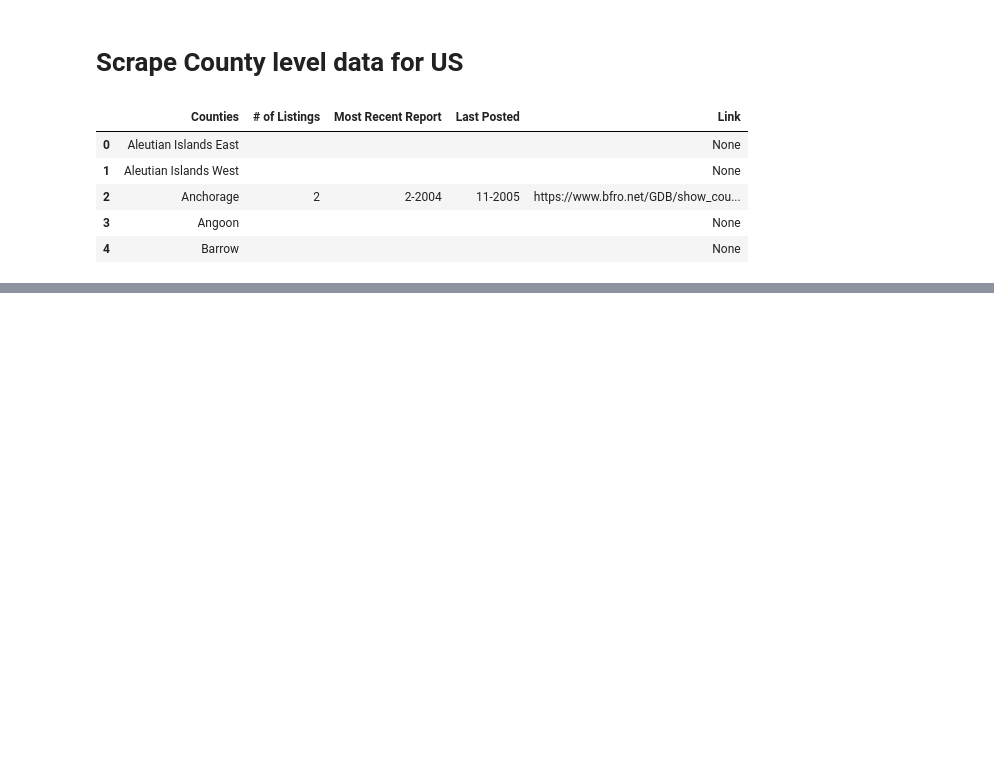
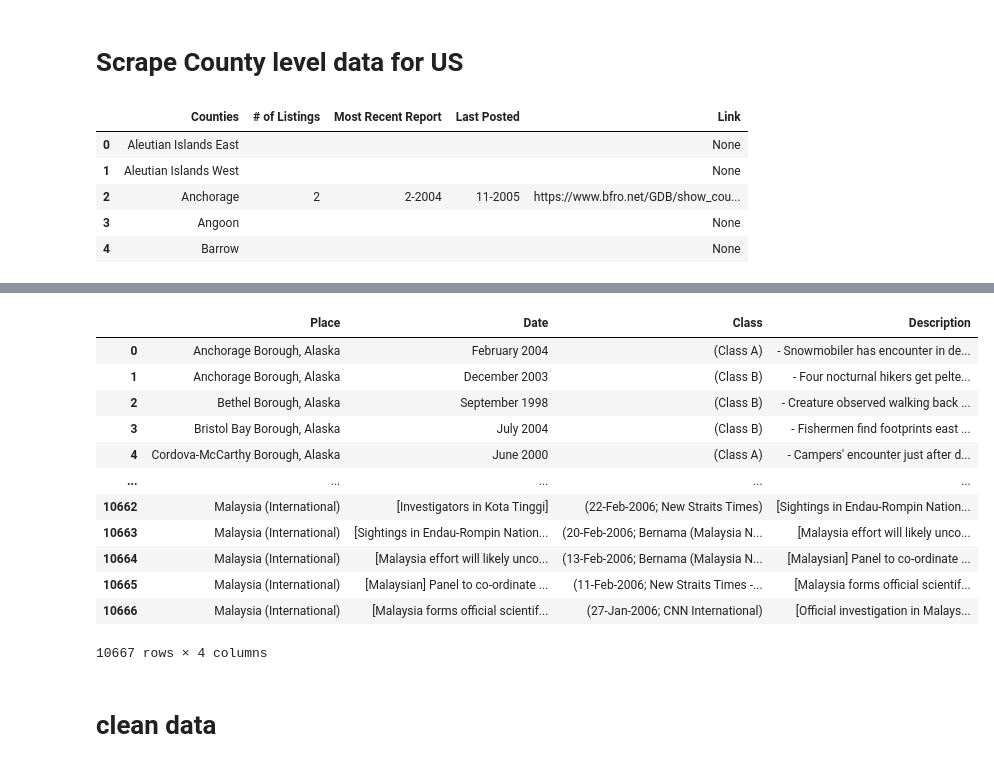
Before and after one commit to yiren54610/Bigfoot, a Jupyter notebook: Scraping.ipynb, the cells around one changed output, grey strips where cells are left out. Cells and saved outputs as stored; diff of their text form; code cells hidden in the pictures; blank space fills up the shorter version.

```diff
--- a/Scraping.ipynb
+++ b/Scraping.ipynb
@@ -218,0 +293,21 @@ for tables in table_content[1:]:
+# %%
+Links = rest.drop_duplicates()['Link']
+# %%
+d = []
+for l in Links:
+    try:
+        raw_html = requests.get(l).content
+        html = BeautifulSoup(raw_html,'html.parser')
+        county = html.find('h2').text
+        incidents = html.find('ul').find_all('li')
+        for i in incidents:
+            try:
+                cols = i.find_all('span')
+                date = cols[0].text
+                level = cols[1].text
+                description = cols[2].text
+                d.append([county, date, level, description])
+            except:
+                print(f"{i} not found.")
+    except:
+            print(f"{l} not found.")
@@ -218,0 +321,2 @@ for tables in table_content[1:]:
+# %%
+rest_counties = pd.DataFrame(d,columns=['Place','Date','Class','Description'])
@@ -218,0 +332,2 @@ for tables in table_content[1:]:
+# %%
+all_classes = pd.concat([US_classes, rest_counties], ignore_index=True)
@@ -218,0 +344,18 @@ for tables in table_content[1:]:
+# %%
+all_classes.head(-20)
+# %% [output]
+|  | Place | Date | Class | Description |
+| 0 | Anchorage Borough, Alaska | February 2004 | (Class A) | - Snowmobiler has encounter in de... |
+| 1 | Anchorage Borough, Alaska | December 2003 | (Class B) | - Four nocturnal hikers get pelte... |
+| 2 | Bethel Borough, Alaska | September 1998 | (Class B) | - Creature observed walking back ... |
+| 3 | Bristol Bay Borough, Alaska | July 2004 | (Class B) | - Fishermen find footprints east ... |
+| 4 | Cordova-McCarthy Borough, Alaska | June 2000 | (Class A) | - Campers' encounter just after d... |
+| ... | ... | ... | ... | ... |
+| 10662 | Malaysia (International) | [Investigators in Kota Tinggi] | (22-Feb-2006; New Straits Times) | [Sightings in Endau-Rompin Nation... |
+| 10663 | Malaysia (International) | [Sightings in Endau-Rompin Nation... | (20-Feb-2006; Bernama (Malaysia N... | [Malaysia effort will likely unco... |
+| 10664 | Malaysia (International) | [Malaysia effort will likely unco... | (13-Feb-2006; Bernama (Malaysia N... | [Malaysian] Panel to co-ordinate ... |
+| 10665 | Malaysia (International) | [Malaysian] Panel to co-ordinate ... | (11-Feb-2006; New Straits Times -... | [Malaysia forms official scientif... |
+| 10666 | Malaysia (International) | [Malaysia forms official scientif... | (27-Jan-2006; CNN International) | [Official investigation in Malays... |
+10667 rows × 4 columns
+# %% [markdown]
+# clean data
```
Also changed, not shown: parts of 34 cells of this notebook, 3 other files.
